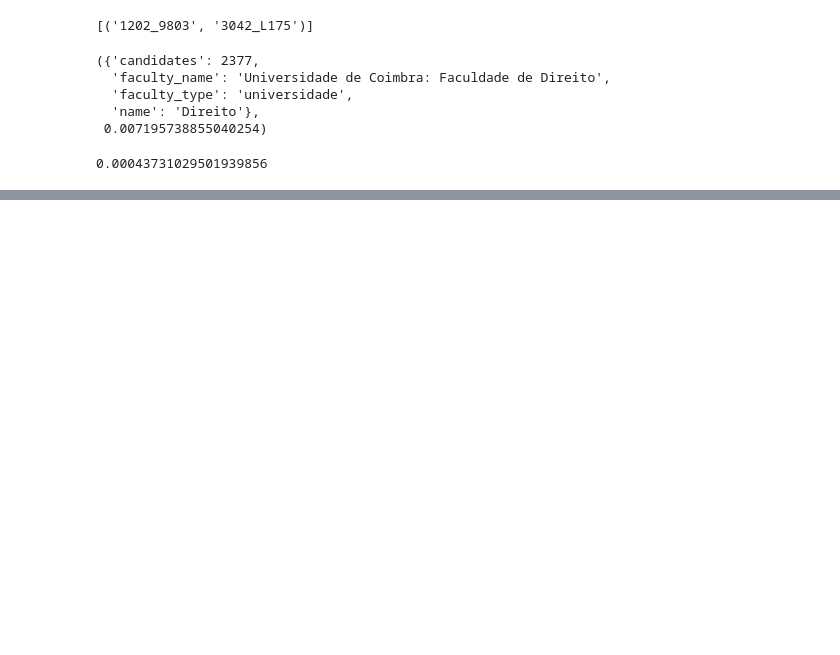
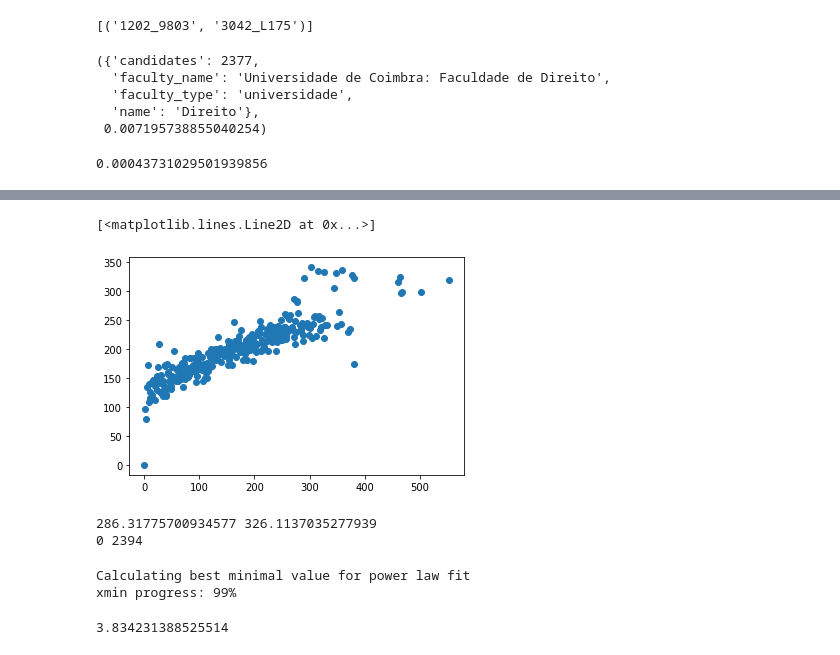
Before and after one commit to bernardo-silva/NetworkScienceProject, a Jupyter notebook: build_network.ipynb, the cells around one changed output, grey strips where cells are left out. Cells and saved outputs as stored; diff of their text form; code cells hidden in the pictures; blank space fills up the shorter version.

```diff
--- a/build_network.ipynb
+++ b/build_network.ipynb
@@ -76,0 +98,13 @@ Text(0, 0.5, 'Frequency')
+# %%
+a = nx.algorithms.assortativity.average_degree_connectivity(G,weight='weight')
+plt.plot(a.keys(),a.values(),'o')
+# %% [output]
+[<matplotlib.lines.Line2D at 0x...>]
+[figure, added]
+# %%
+a = [d['candidates'] for d in courses]
+print(np.average([d['candidates'] for d in courses]), np.std(a))
+print(min(a), max(a))
+# %% [output]
+286.31775700934577 326.1137035277939
+0 2394
@@ -76,0 +113,8 @@ Text(0, 0.5, 'Frequency')
+# %%
+import powerlaw # Power laws are probability distributions with the form:p(x)∝x−α
+fit = powerlaw.Fit(degree_sequence)
+fit.power_law.alpha
+# %% [output]
+Calculating best minimal value for power law fit
+xmin progress: 99%
+3.834231388525514
```
Also changed, not shown: parts of 24 cells of this notebook, 19 other files.
